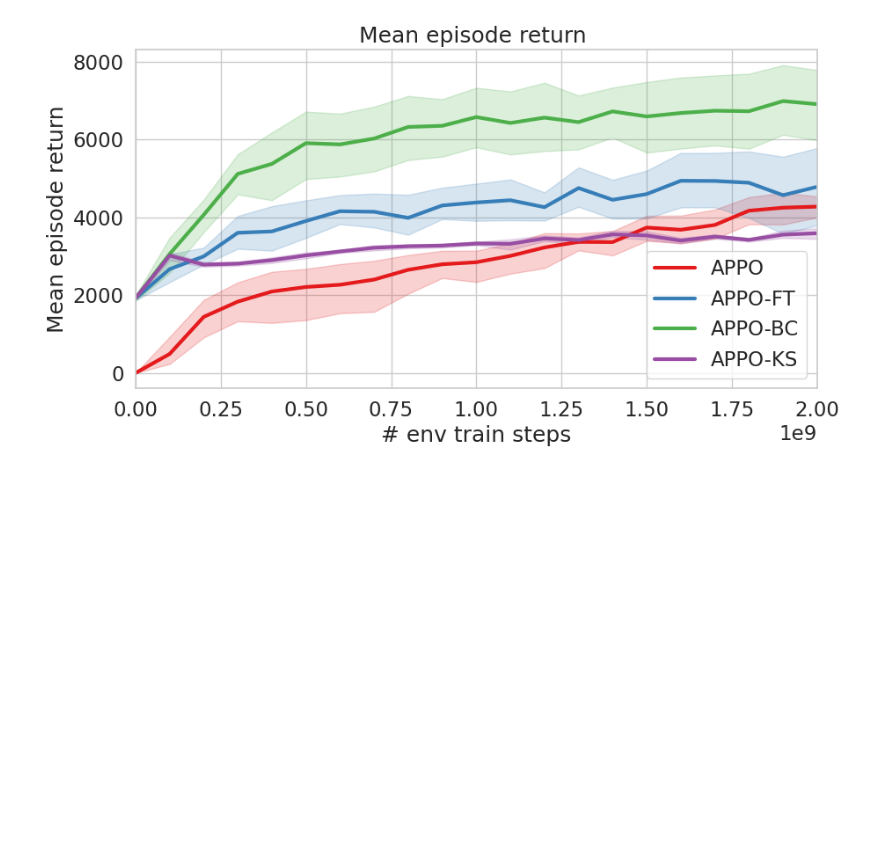
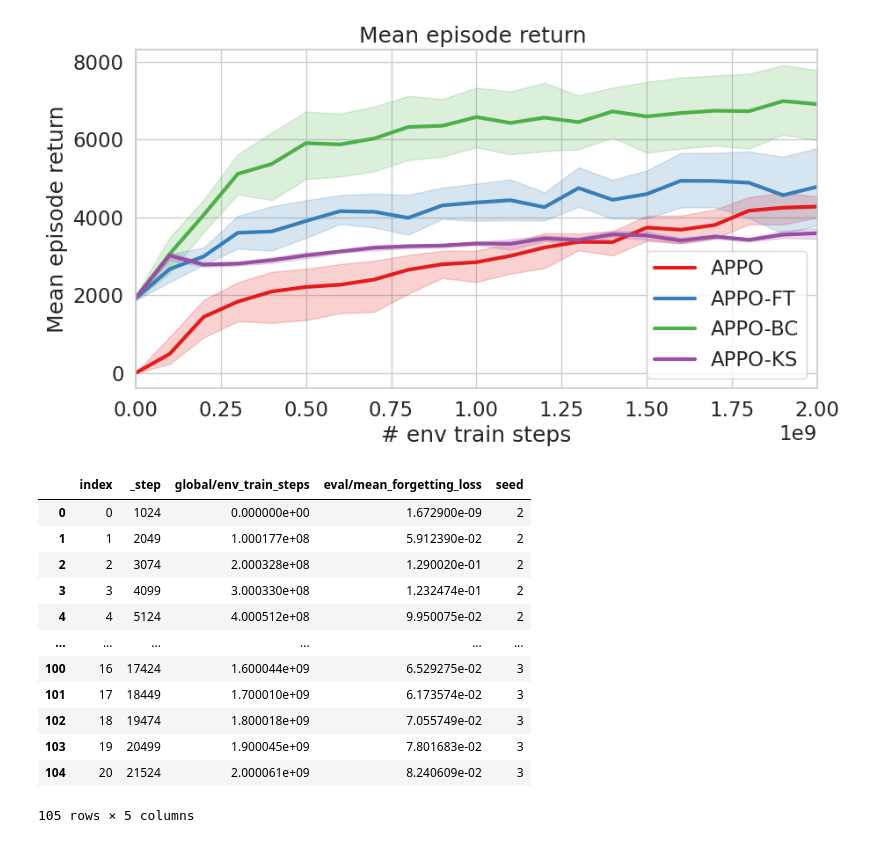
Before and after one commit to BartekCupial/dungeonsdata-neurips2022, a Jupyter notebook: experiment_code/notebooks/plots.ipynb, the cells around one changed output. Cells and saved outputs as stored; diff of their text form; code cells hidden in the pictures; blank space fills up the shorter version.

```diff
--- a/experiment_code/notebooks/plots.ipynb
+++ b/experiment_code/notebooks/plots.ipynb
@@ -23,7 +23,7 @@ def create_dataframe(keys, filters):
   data = []
   for run in runs:
     try:
-      df = run.history(samples=1000, keys=keys)
+      df = run.history(samples=30000, keys=keys)
       df = pd.DataFrame(df)
       df["seed"] = run.config["seed"]
       data.append(df)
@@ -130,3 +122,19 @@ axes.set_ylabel("Mean episode return")
 plt.show(fig)
 # %% [output]
 [figure]
+# %%
+appo_t_for_filter = {
+    "$or": [
+        {"config.exp_tags": ["2023_11_05_monk-APPO-T"], "config.exp_kind": "eval", "config.name": "eval_forgetting"},
+    ]
+}
+appo_kl_t_for_filter = {
+    "$or": [
+        {"config.exp_tags": ["2023_11_05_monk-APPO-AA-KL-T"], "config.exp_kind": "eval", "config.name": "eval_forgetting"},
+    ]
+}
+appo_ks_t_for_filter = {
+    "$or": [
+        {"config.exp_tags": ["2023_11_05_monk-APPO-AA-KS-T"], "config.exp_kind": "eval", "config.name": "eval_forgetting"},
+    ]
+}
@@ -132,0 +147,16 @@ plt.show(fig)
+# %%
+appo_ks_t_for
+# %% [output]
+|  | index | _step | global/env_train_steps | eval/mean_forgetting_loss | seed |
+| 0 | 0 | 1024 | 0.000000e+00 | 1.672900e-09 | 2 |
+| 1 | 1 | 2049 | 1.000177e+08 | 5.912390e-02 | 2 |
+| 2 | 2 | 3074 | 2.000328e+08 | 1.290020e-01 | 2 |
+| 3 | 3 | 4099 | 3.000330e+08 | 1.232474e-01 | 2 |
+| 4 | 4 | 5124 | 4.000512e+08 | 9.950075e-02 | 2 |
+| ... | ... | ... | ... | ... | ... |
+| 100 | 16 | 17424 | 1.600044e+09 | 6.529275e-02 | 3 |
+| 101 | 17 | 18449 | 1.700010e+09 | 6.173574e-02 | 3 |
+| 102 | 18 | 19474 | 1.800018e+09 | 7.055749e-02 | 3 |
+| 103 | 19 | 20499 | 1.900045e+09 | 7.801683e-02 | 3 |
+| 104 | 20 | 21524 | 2.000061e+09 | 8.240609e-02 | 3 |
+105 rows × 5 columns
```
Also changed, not shown: parts of 9 cells of this notebook.
